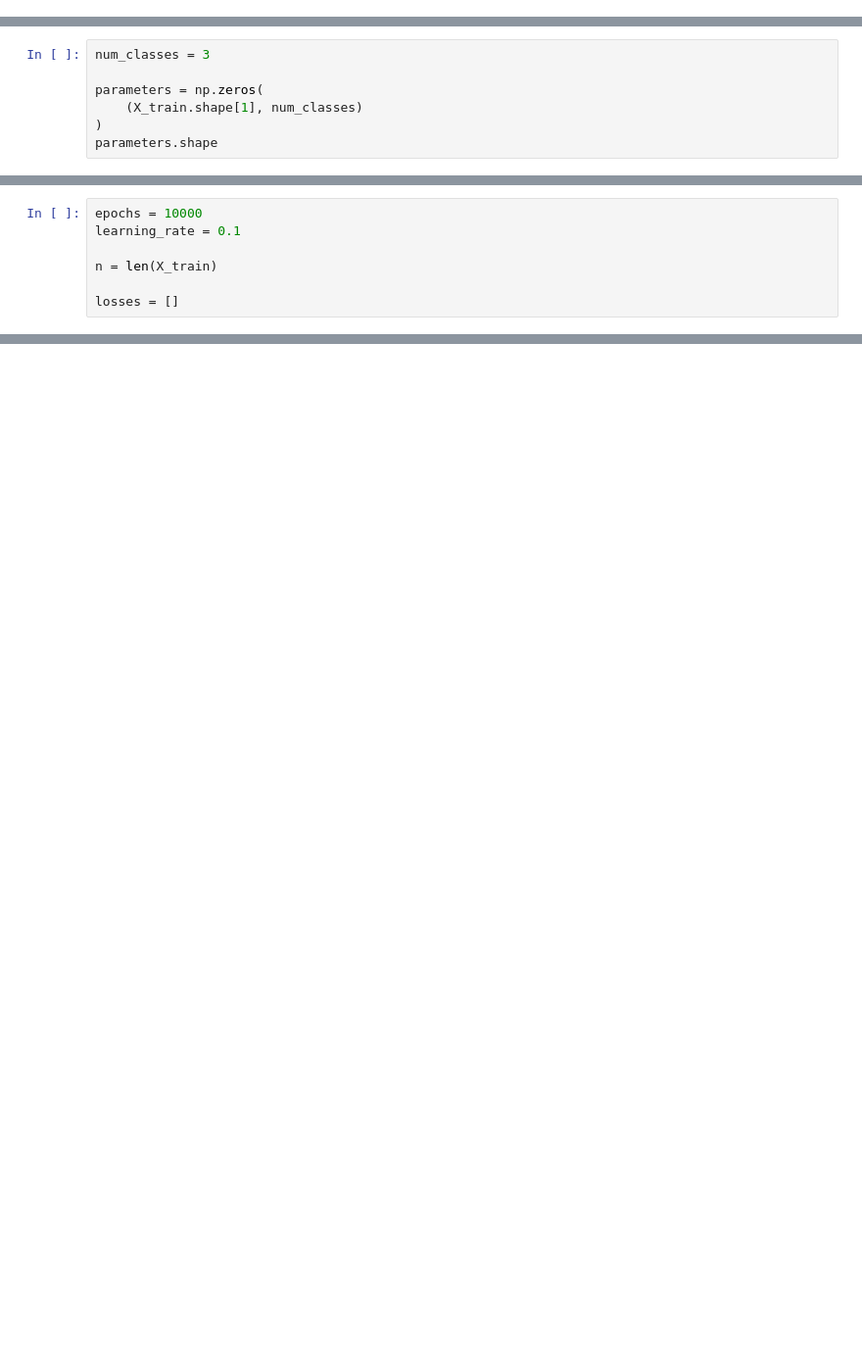
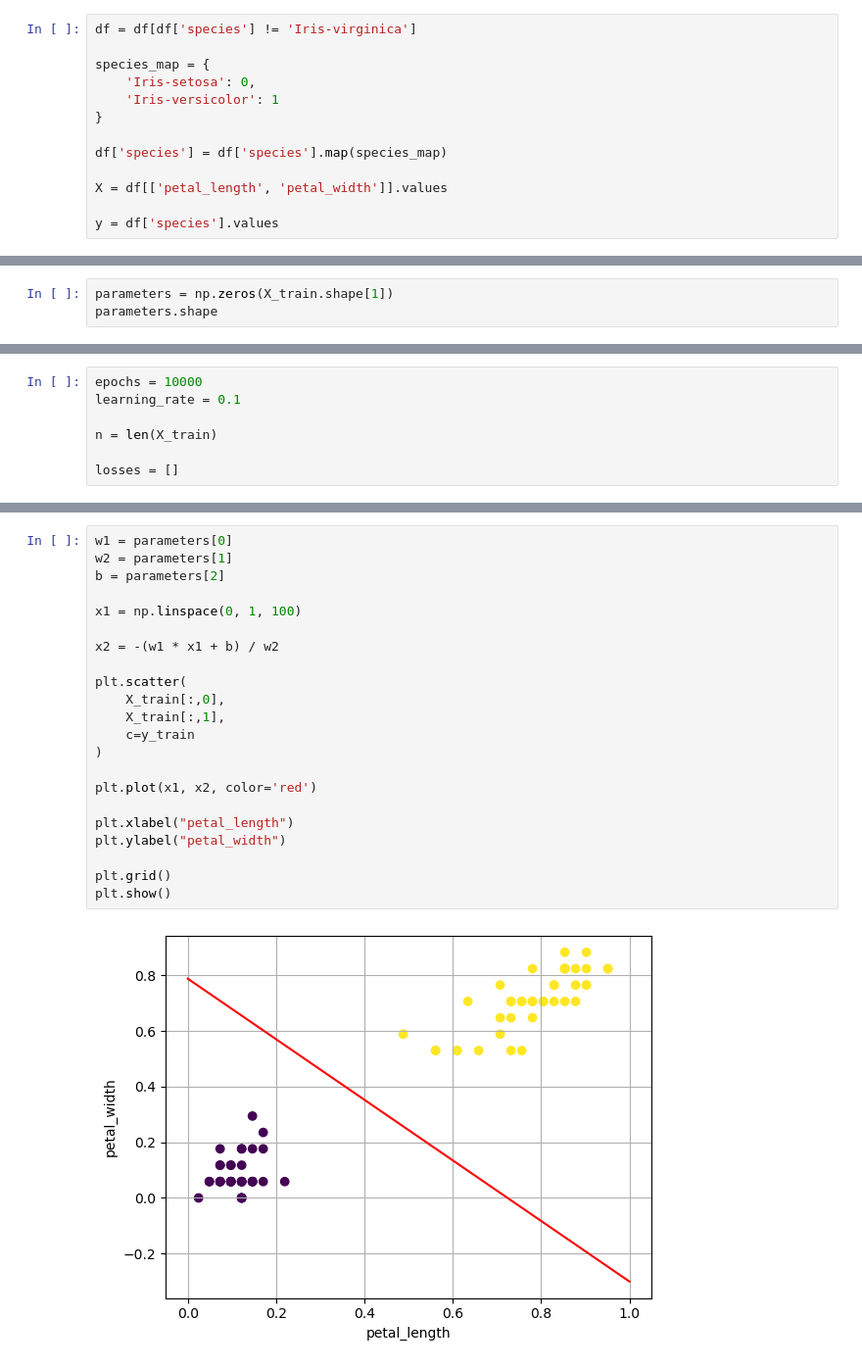
Before and after one commit to GaziWani1/logistic-regression, a Jupyter notebook: iris/code.ipynb, the cells around one changed output, grey strips where cells are left out. Shown at 98% size. Saved outputs shown, nothing was run; the diff lists cells and outputs as text; blank space fills up the shorter version.

```diff
--- a/iris/code.ipynb
+++ b/iris/code.ipynb
@@ -89,0 +80,13 @@ X = (X - X.min(axis=0)) / (X.max(axis=0) - X.min(axis=0))
+# %%
+df = df[df['species'] != 'Iris-virginica']
+
+species_map = {
+    'Iris-setosa': 0,
+    'Iris-versicolor': 1
+}
+
+df['species'] = df['species'].map(species_map)
+
+X = df[['petal_length', 'petal_width']].values
+
+y = df['species'].values
@@ -148,10 +118,6 @@ array([[0.        , 0.04166667],
 X_train = np.c_[X_train, np.ones(len(X_train))]
 X_test = np.c_[X_test, np.ones(len(X_test))]
 # %%
-num_classes = 3
-
-parameters = np.zeros(
-    (X_train.shape[1], num_classes)
-)
+parameters = np.zeros(X_train.shape[1])
 parameters.shape
 # %% [output]
@@ -245,0 +181,24 @@ Accuracy: 1.0
+# %%
+w1 = parameters[0]
+w2 = parameters[1]
+b = parameters[2]
+
+x1 = np.linspace(0, 1, 100)
+
+x2 = -(w1 * x1 + b) / w2
+
+plt.scatter(
+    X_train[:,0],
+    X_train[:,1],
+    c=y_train
+)
+
+plt.plot(x1, x2, color='red')
+
+plt.xlabel("petal_length")
+plt.ylabel("petal_width")
+
+plt.grid()
+plt.show()
+# %% [output]
+[figure, added]
```
Also changed, not shown: parts of 17 cells of this notebook, 1 other file.
